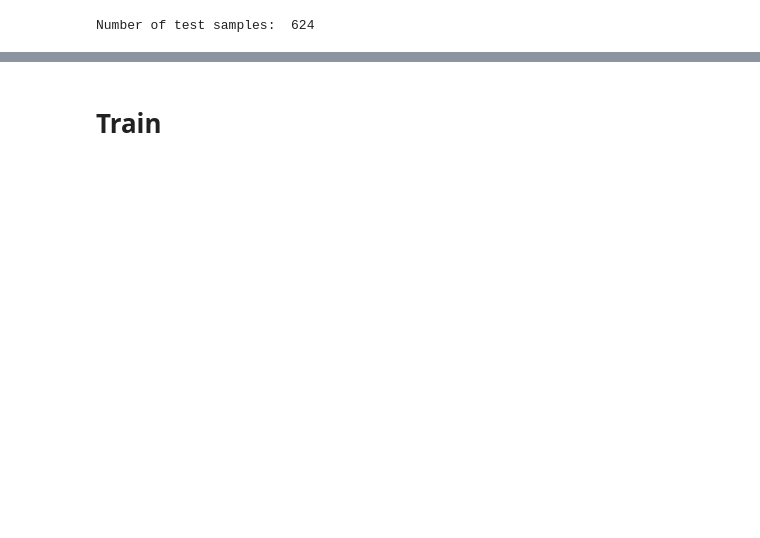
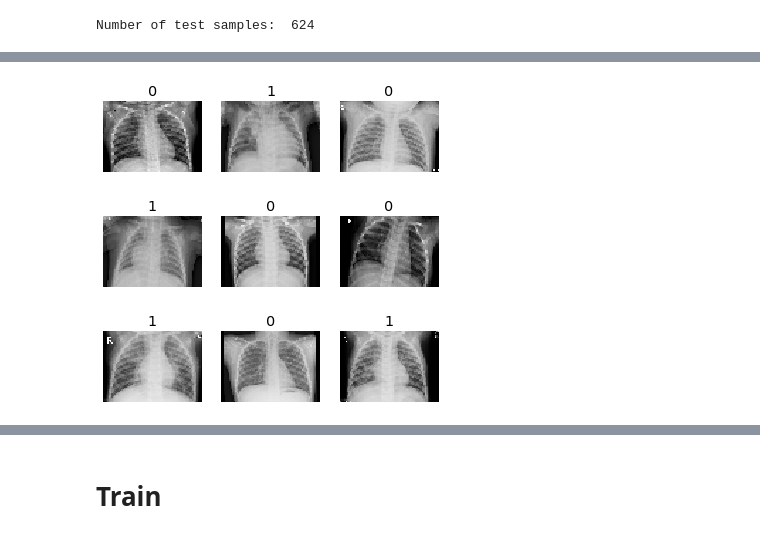
Before and after one commit to datvienhuynh/pneumonia-predicting, a Jupyter notebook: pneumonia-predicting-cnn.ipynb, the cells around one changed output, grey strips where cells are left out. Cells and saved outputs as stored; diff of their text form; code cells hidden in the pictures; blank space fills up the shorter version.

```diff
--- a/pneumonia-predicting-cnn.ipynb
+++ b/pneumonia-predicting-cnn.ipynb
@@ -341,0 +296,5 @@ model.compile(loss='categorical_crossentropy', optimizer='Adam', metrics=['accur
+# %%
+# Preview testing set
+show_img_label(test_X.numpy(), test_Y)
+# %% [output]
+[figure, added]
```
Also changed, not shown: parts of 92 cells of this notebook.
